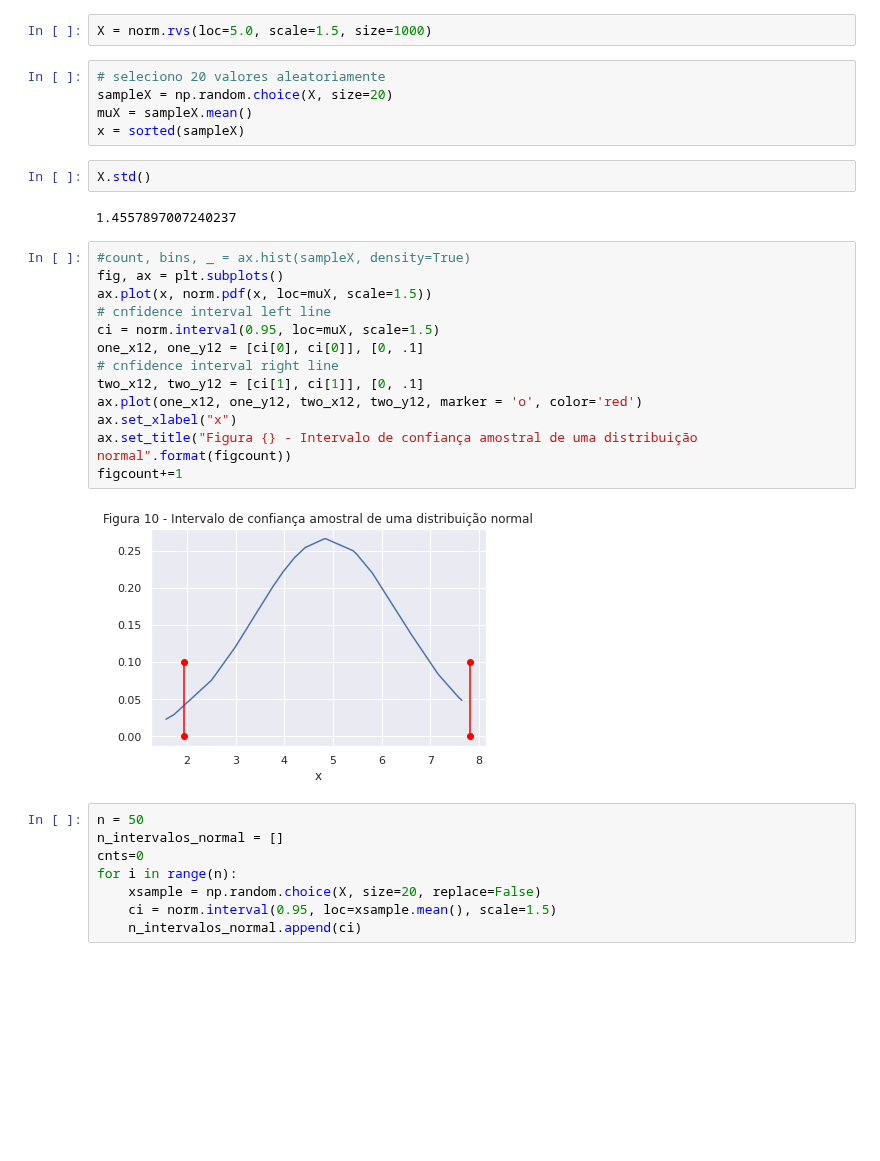
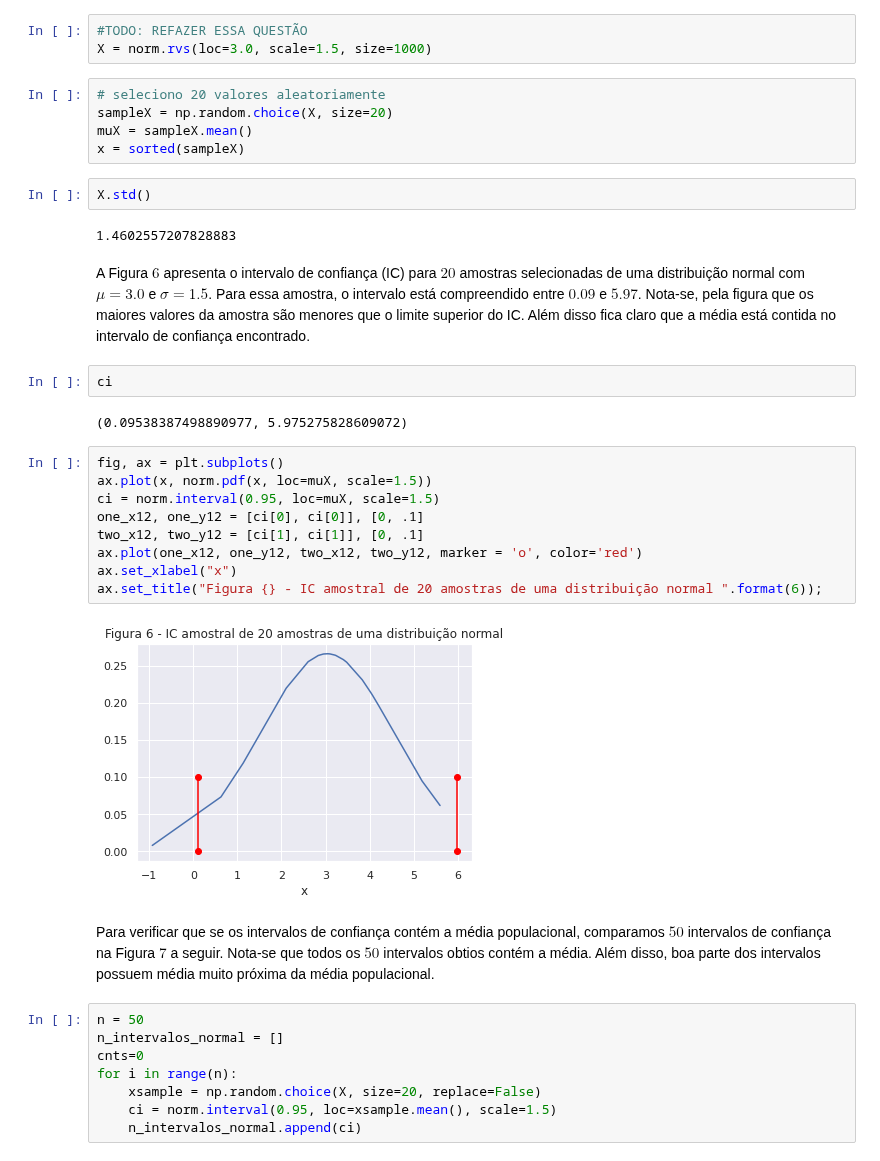
Before and after one commit to ifribeiro/TEI-EstApl, a Jupyter notebook: EPC6.ipynb, the cells around one changed output. Saved outputs shown, nothing was run; the diff lists cells and outputs as text; blank space fills up the shorter version.

```diff
--- a/EPC6.ipynb
+++ b/EPC6.ipynb
@@ -167,5 +160,6 @@ figcount+=1;
 # %%
-X = norm.rvs(loc=5.0, scale=1.5, size=1000)
+#TODO: REFAZER ESSA QUESTÃO
+X = norm.rvs(loc=3.0, scale=1.5, size=1000)
 # %%
 # seleciono 20 valores aleatoriamente
 sampleX = np.random.choice(X, size=20)
@@ -174,22 +168,26 @@ x = sorted(sampleX)
 # %%
 X.std()
 # %% [output]
-1.4557897007240237
+1.4602557207828883
+# %% [markdown]
+A Figura $6$ apresenta o intervalo de confiança (IC) para $20$ amostras selecionadas de uma distribuição normal com $\mu=3.0$ e $\sigma=1.5$. Para essa amostra, o intervalo está compreendido entre $0.09$ e $5.97$. Nota-se, pela figura que os maiores valores da amostra são menores que o limite superior do IC. Além disso fica claro que a média está contida no intervalo de confiança encontrado.
+# %%
+ci
+# %% [output]
+(0.09538387498890977, 5.975275828609072)
 # %%
-#count, bins, _ = ax.hist(sampleX, density=True)
 fig, ax = plt.subplots()
 ax.plot(x, norm.pdf(x, loc=muX, scale=1.5))
-# cnfidence interval left line
 ci = norm.interval(0.95, loc=muX, scale=1.5)
 one_x12, one_y12 = [ci[0], ci[0]], [0, .1]
-# cnfidence interval right line
 two_x12, two_y12 = [ci[1], ci[1]], [0, .1]
 ax.plot(one_x12, one_y12, two_x12, two_y12, marker = 'o', color='red')
 ax.set_xlabel("x")
-ax.set_title("Figura {} - Intervalo de confiança amostral de uma distribuição normal".format(figcount))
-figcount+=1
+ax.set_title("Figura {} - IC amostral de 20 amostras de uma distribuição normal ".format(6));
 # %% [output]
-[figure, old version]
+[figure, new version]
+# %% [markdown]
+Para verificar que se os intervalos de confiança contém a média populacional, comparamos $50$ intervalos de confiança na Figura $7$ a seguir. Nota-se que todos os $50$ intervalos obtios contém a média. Além disso, boa parte dos intervalos possuem média muito próxima da média populacional.
 # %%
 n = 50
 n_intervalos_normal = []
```
Also changed, not shown: parts of 14 cells of this notebook.
